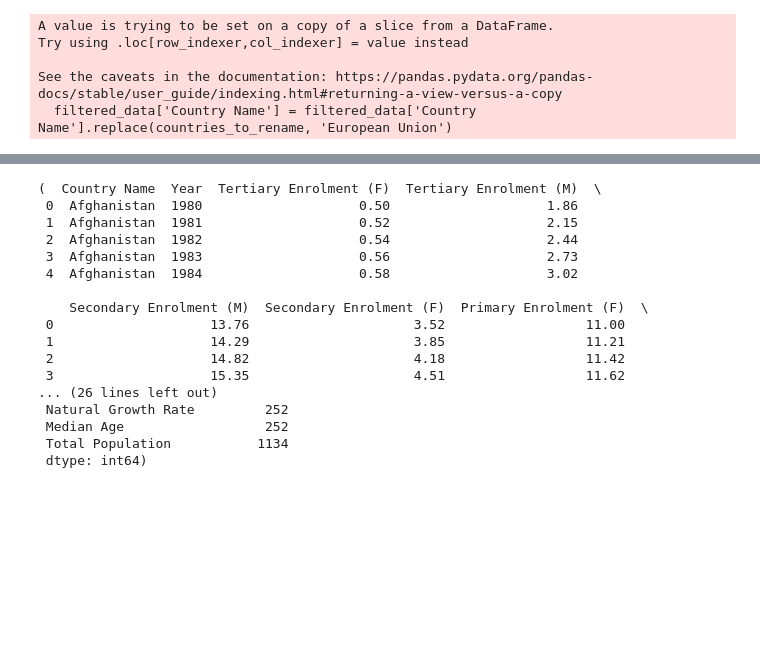
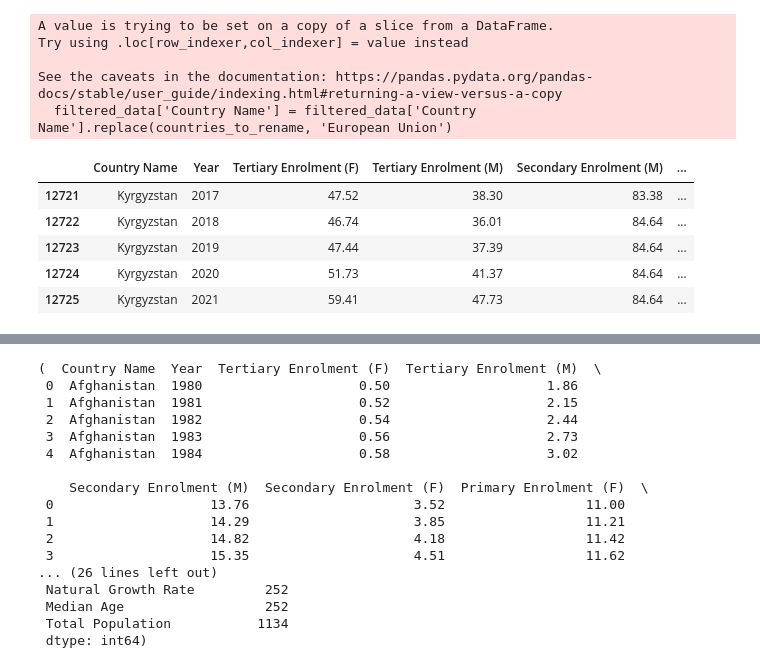
Before and after one commit to JavierVillares/Final-Project-at-Ironhack, a Jupyter notebook: Notebooks/EDA world population.ipynb, the cells around one changed output, grey strips where cells are left out. Drawn from its saved outputs; the diff is of its cells as text; code cells hidden in the pictures; blank space fills up the shorter version.

```diff
--- a/Notebooks/EDA world population.ipynb
+++ b/Notebooks/EDA world population.ipynb
@@ -265,3 +223,97 @@ eu_aggregated['Region'] = 'Various'
 
 # Combine the aggregated "European Union" filtered_data with the rest of the dataframe
 combined_data = pd.concat([other_data, eu_aggregated], ignore_index=True)
+# %%
+def merge_similar_names(combined_data, target_name, similar_names, target_region):
+    # Replace specific country names with the target name
+    combined_data['Country Name'] = combined_data['Country Name'].replace(similar_names, target_name)
+
+    # Filter by region for the target name where region is 'Various' or a continent
+    continents = ['Africa', 'Asia', 'European Union', 'Non-EU Europe', 'North America', 'Oceania', 'South America']
+    filtered_data = combined_data[(combined_data['Country Name'] == target_name) & (combined_data['Region'].isin(['Various'] + continents))]
+
+    # Group and aggregate by year
+    aggregated_data = filtered_data.groupby('Year').agg({
+        'Tertiary Enrolment (F)': 'mean',
+        'Tertiary Enrolment (M)': 'mean',
+        'Secondary Enrolment (M)': 'mean',
+        'Secondary Enrolment (F)': 'mean',
+        'Primary Enrolment (F)': 'mean',
+        'Primary Enrolment (M)': 'mean',
+        'Birth Rate': 'mean',
+        'Death Rate': 'mean',
+        'GDP per Capita': 'mean',
+        'Natural Growth Rate': 'mean',
+        'Median Age': 'mean',
+        'Total Population': 'sum'
+    }).reset_index()
+
+    # Add 'Country Name' and 'Region' columns to the aggregated combined_data
+    aggregated_data['Country Name'] = target_name
+    aggregated_data['Region'] = target_region
+
+    # Separate the rest of the combined_data excluding the target name with 'Various' or continent regions
+    other_data = combined_data[~((combined_data['Country Name'] == target_name) & (combined_data['Region'].isin(['Various'] + continents)))]
+
+    # Combine the aggregated combined_data with the rest of the dataframe
+    combined_data = pd.concat([other_data, aggregated_data], ignore_index=True)
+
+    return combined_data
+
+# List of countries to merge
+countries_to_merge = [
+    {'target_name': 'Vietnam', 'similar_names': ['Viet Nam'], 'target_region': 'Asia'},
+    {'target_name': 'Cape Verde', 'similar_names': ['Cabo Verde'], 'target_region': 'Africa'},
+    {'target_name': 'Saint Kitts and Nevis', 'similar_names': ['St. Kitts and Nevis'], 'target_region': 'North America'},
+    {'target_name': 'Saint Lucia', 'similar_names': ['St. Lucia'], 'target_region': 'North America'},
+    {'target_name': 'Saint Martin (French part)', 'similar_names': ['St. Martin (French part)'], 'target_region': 'North America'},
+    {'target_name': 'Saint Vincent and the Grenadines', 'similar_names': ['St. Vincent and the Grenadines'], 'target_region': 'North America'},
+    {'target_name': 'Venezuela', 'similar_names': ['Venezuela, RB'], 'target_region': 'South America'},
+    {'target_name': 'Yemen', 'similar_names': ['Yemen, Rep.'], 'target_region': 'Asia'},
+    {'target_name': 'Brunei', 'similar_names': ['Brunei Darussalam'], 'target_region': 'Asia'},
+    {'target_name': 'Curaçao', 'similar_names': ['Curacao'], 'target_region': 'South America'},
+    {'target_name': 'Czech Republic', 'similar_names': ['Czechia'], 'target_region': 'European Union'},
+    {'target_name': 'Congo, The Democratic Republic of the', 'similar_names': ['Democratic Republic of Congo', 'Congo, Dem. Rep.'], 'target_region': 'Africa'},
+    {'target_name': 'Congo', 'similar_names': ['Congo, Rep.'], 'target_region': 'Africa'},
+    {'target_name': 'Cook Islands', 'similar_names': ['Cook Islands'], 'target_region': 'Oceania'},
+    {'target_name': 'Aruba', 'similar_names': ['Aruba'], 'target_region': 'South America'},
+    {'target_name': 'Syria', 'similar_names': ['Syrian Arab Republic'], 'target_region': 'Asia'},
+    {'target_name': 'Russia', 'similar_names': ['Russian Federation'], 'target_region': 'Non-EU Europe'},
+    {'target_name': 'South Korea', 'similar_names': ['Korea, Rep.'], 'target_region': 'Asia'},
+    {'target_name': 'North Korea', 'similar_names': ['Korea, Dem. People’s Rep.'], 'target_region': 'Asia'},
+    {'target_name': 'Iran', 'similar_names': ['Iran, Islamic Rep.'], 'target_region': 'Asia'},
+    {'target_name': 'Laos', 'similar_names': ['Lao PDR'], 'target_region': 'Asia'},
+    {'target_name': 'Myanmar', 'similar_names': ['Burma'], 'target_region': 'Asia'},
+    {'target_name': 'North Macedonia', 'similar_names': ['Macedonia'], 'target_region': 'Non-EU Europe'},
+    {'target_name': 'Tanzania', 'similar_names': ['United Republic of Tanzania'], 'target_region': 'Africa'},
+    {'target_name': 'Ivory Coast', 'similar_names': ['Côte d\'Ivoire'], 'target_region': 'Africa'},
+    {'target_name': 'North Korea', 'similar_names': ["Korea, Dem. People's Rep."], 'target_region': 'Asia'},
+    {'target_name': 'Bahamas', 'similar_names': ['Bahamas, The'], 'target_region': 'North America'},
+    {'target_name': 'Jersey', 'similar_names': ['Channel Islands'], 'target_region': 'Non-EU Europe'},
+    {'target_name': 'British Virgin Islands', 'similar_names': ['United States Virgin Islands', 'Virgin Islands (U.S.)'], 'target_region': 'North America'},
+    {'target_name': 'Egypt', 'similar_names': ['Egypt, Arab Rep.'], 'target_region': 'Africa'},
+    {'target_name': 'Gambia', 'similar_names': ['Gambia, The'], 'target_region': 'Africa'},
+    {'target_name': 'Hong Kong', 'similar_names': ['Hong Kong SAR, China'], 'target_region': 'Asia'},
+    {'target_name': 'Macao', 'similar_names': ['Macao SAR, China'], 'target_region': 'Asia'},
+    {'target_name': 'Turkey', 'similar_names': ['Turkiye'], 'target_region': 'Asia'},
+    {'target_name': 'Timor-Leste', 'similar_names': ['East Timor'], 'target_region': 'Asia'},
+    {'target_name': 'Micronesia', 'similar_names': ['Micronesia (country)', 'Micronesia, Fed. Sts.'], 'target_region': 'Oceania'},
+    {'target_name': 'Slovakia', 'similar_names': ['Slovak Republic'], 'target_region': 'Europe'},
+    {'target_name': 'Kyrgyzstan', 'similar_names': ['Kyrgyz Republic'], 'target_region': 'Asia'},
+
+    # Add more countries as needed
+]
+
+# Apply the merging function for each country in the list
+for country in countries_to_merge:
+    combined_data = merge_similar_names(combined_data, country['target_name'], country['similar_names'], country['target_region'])
+
+
+combined_data.tail()
+# %% [output]
+|  | Country Name | Year | Tertiary Enrolment (F) | Tertiary Enrolment (M) | Secondary Enrolment (M) | ... |
+| 12721 | Kyrgyzstan | 2017 | 47.52 | 38.30 | 83.38 | ... |
+| 12722 | Kyrgyzstan | 2018 | 46.74 | 36.01 | 84.64 | ... |
+| 12723 | Kyrgyzstan | 2019 | 47.44 | 37.39 | 84.64 | ... |
+| 12724 | Kyrgyzstan | 2020 | 51.73 | 41.37 | 84.64 | ... |
+| 12725 | Kyrgyzstan | 2021 | 59.41 | 47.73 | 84.64 | ... |
```
Also changed, not shown: parts of 20 cells of this notebook, 20 other files.
